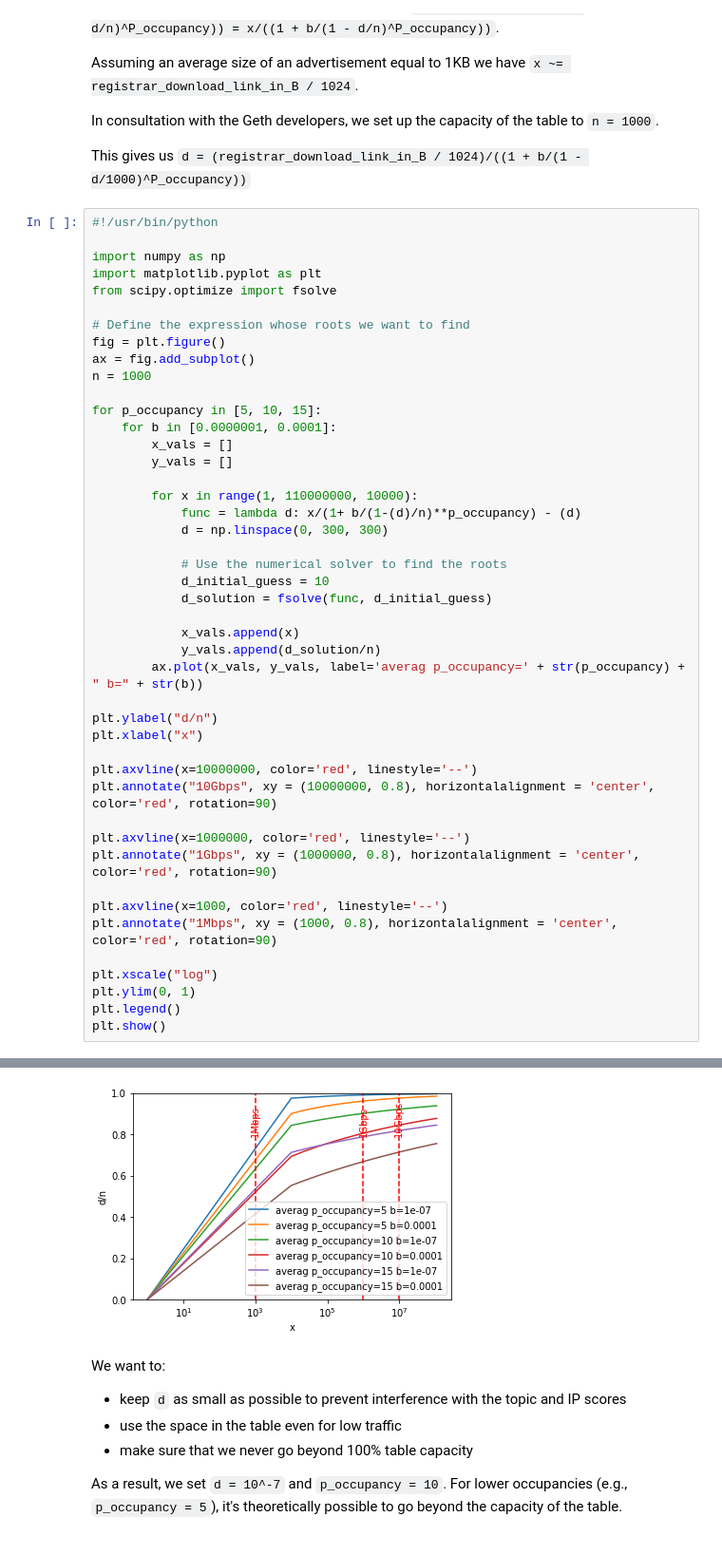
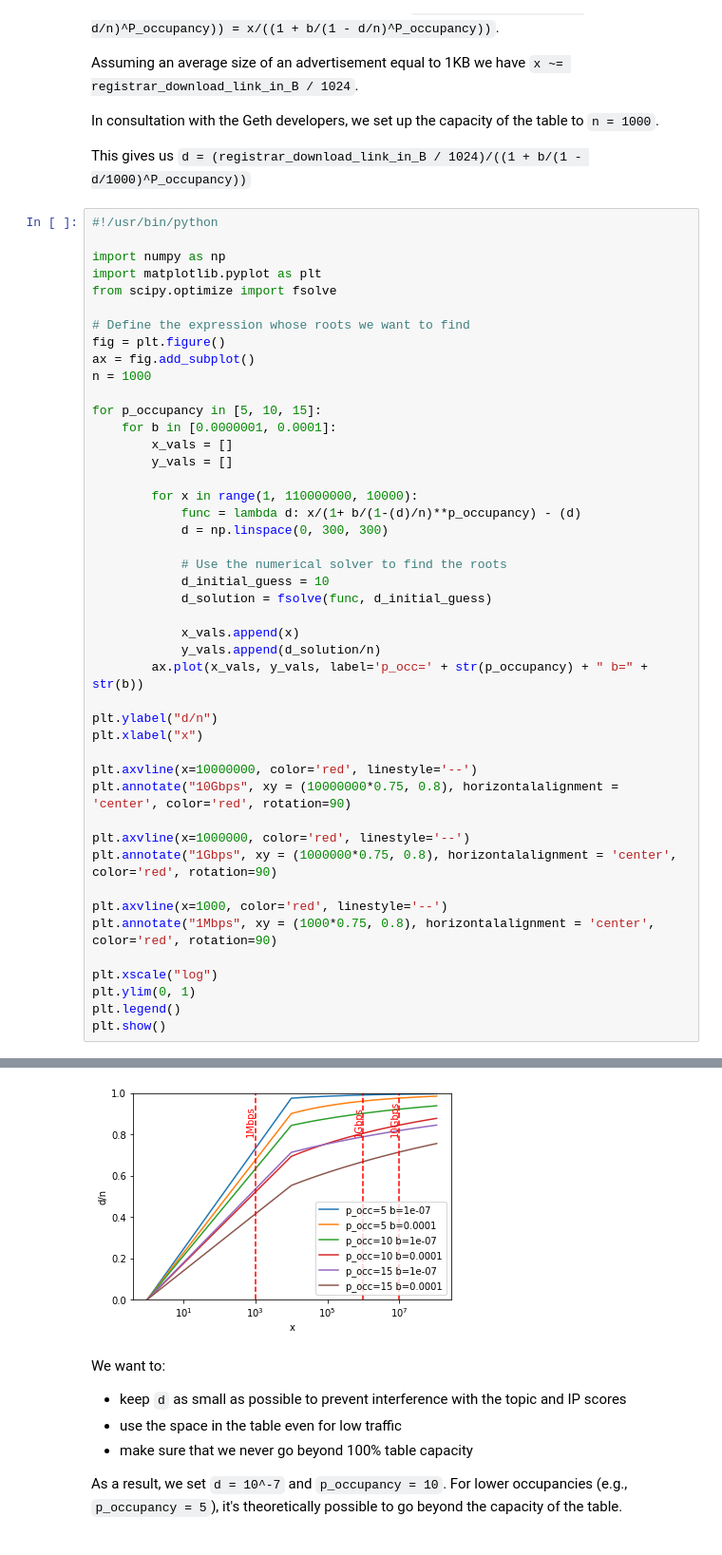
Before and after one commit to datahop/p2p-service-discovery, a Jupyter notebook: service-discovery/python/analysis_section.ipynb, the cells around one changed output, grey strips where cells are left out. Shown at 95% size. Drawn from its saved outputs; the diff is of its cells as text.

```diff
--- a/service-discovery/python/analysis_section.ipynb
+++ b/service-discovery/python/analysis_section.ipynb
@@ -40,19 +40,19 @@ for p_occupancy in [5, 10, 15]:
 
             x_vals.append(x)
             y_vals.append(d_solution/n)
-        ax.plot(x_vals, y_vals, label='averag p_occupancy=' + str(p_occupancy) + " b=" + str(b))
+        ax.plot(x_vals, y_vals, label='p_occ=' + str(p_occupancy) + " b=" + str(b))
 
 plt.ylabel("d/n")
 plt.xlabel("x")
 
 plt.axvline(x=10000000, color='red', linestyle='--')
-plt.annotate("10Gbps", xy = (10000000, 0.8), horizontalalignment = 'center', color='red', rotation=90)
+plt.annotate("10Gbps", xy = (10000000*0.75, 0.8), horizontalalignment = 'center', color='red', rotation=90)
 
 plt.axvline(x=1000000, color='red', linestyle='--')
-plt.annotate("1Gbps", xy = (1000000, 0.8), horizontalalignment = 'center', color='red', rotation=90)
+plt.annotate("1Gbps", xy = (1000000*0.75, 0.8), horizontalalignment = 'center', color='red', rotation=90)
 
 plt.axvline(x=1000, color='red', linestyle='--')
-plt.annotate("1Mbps", xy = (1000, 0.8), horizontalalignment = 'center', color='red', rotation=90)
+plt.annotate("1Mbps", xy = (1000*0.75, 0.8), horizontalalignment = 'center', color='red', rotation=90)
 
 plt.xscale("log")
 plt.ylim(0, 1)
@@ -63,4 +62,4 @@ plt.show()
-[figure, old version]
+[figure, new version]
 # %% [markdown]
 We want to:
 * keep `d` as small as possible to prevent interference with the topic and IP scores
```
Also changed, not shown: parts of 2 cells of this notebook.
